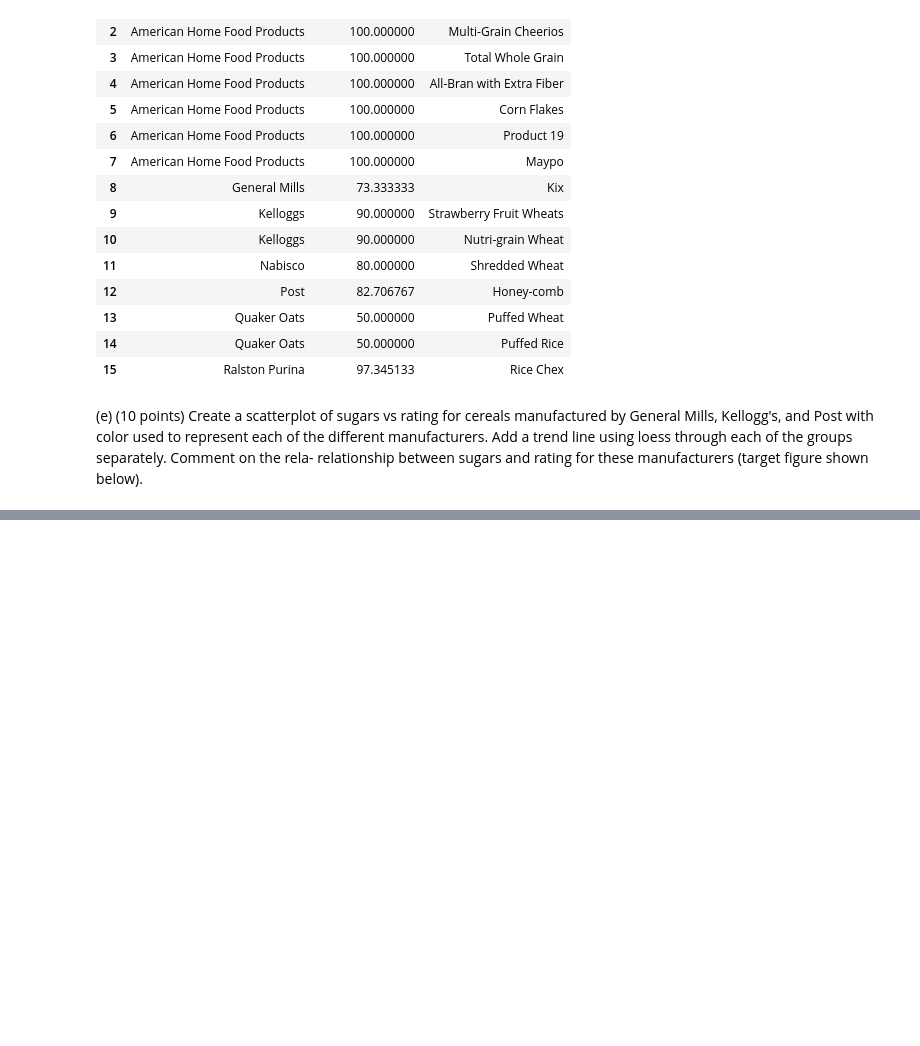
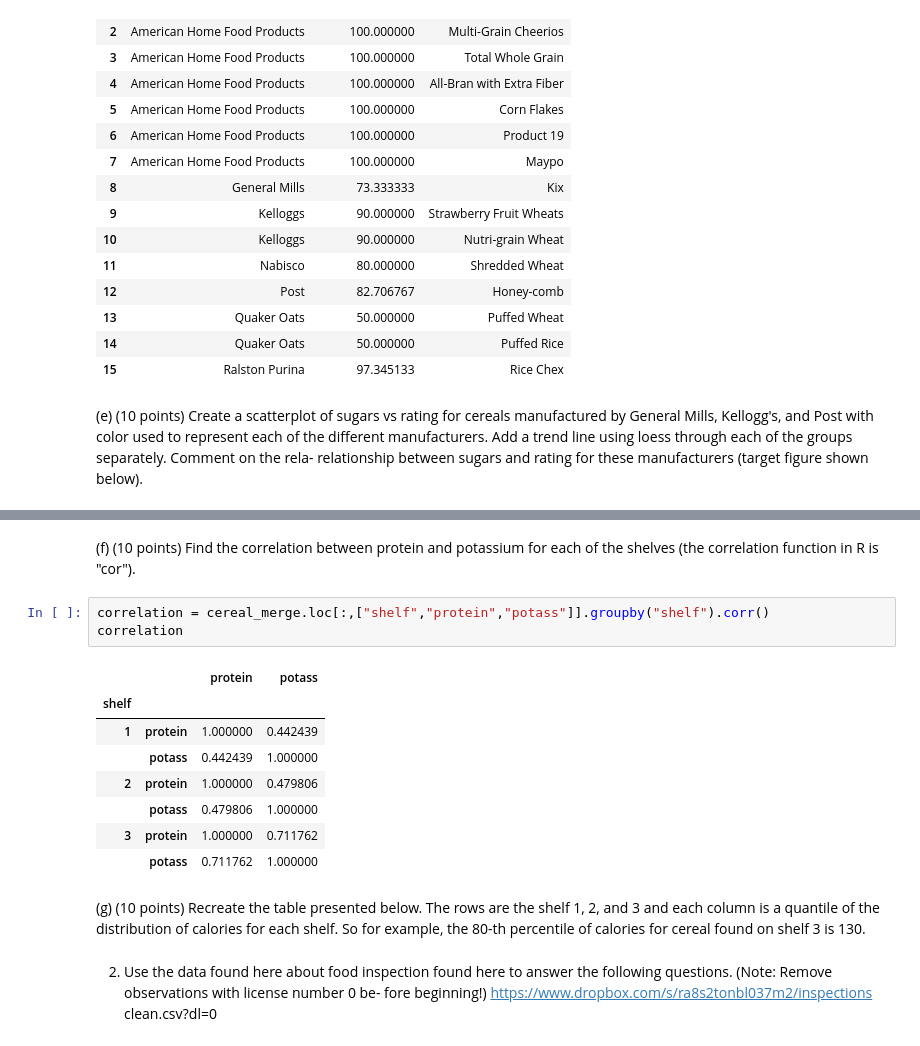
Before and after one commit to jamesqiu2021/DSCI-401-QW, a Jupyter notebook: test1_WQ.ipynb, the cells around one changed output, grey strips where cells are left out. Drawn from its saved outputs; the diff is of its cells as text; blank space fills up the shorter version.

```diff
--- a/test1_WQ.ipynb
+++ b/test1_WQ.ipynb
@@ -140,0 +117,23 @@ cereal_merge5
+# %% [markdown]
+(f) (10 points) Find the correlation between protein and potassium for
+each of the shelves (the correlation function in R is "cor").
+# %%
+correlation = cereal_merge.loc[:,["shelf","protein","potass"]].groupby("shelf").corr()
+correlation
+# %% [output]
+|  |  | protein | potass |
+| shelf |  |  |  |
+| 1 | protein | 1.000000 | 0.442439 |
+|  | potass | 0.442439 | 1.000000 |
+| 2 | protein | 1.000000 | 0.479806 |
+|  | potass | 0.479806 | 1.000000 |
+| 3 | protein | 1.000000 | 0.711762 |
+|  | potass | 0.711762 | 1.000000 |
+# %% [markdown]
+(g) (10 points) Recreate the table presented below. The rows are the
+shelf 1, 2, and 3 and each column is a quantile of the distribution of
+calories for each shelf. So for example, the 80-th percentile of calories
+for cereal found on shelf 3 is 130.
+# %% [markdown]
+2. Use the data found here about food inspection found here to answer the following questions. (Note: Remove observations with license number 0 be-
+fore beginning!) https://www.dropbox.com/s/ra8s2tonbl037m2/inspections clean.csv?dl=0
```
Also changed, not shown: parts of 3 cells of this notebook.
